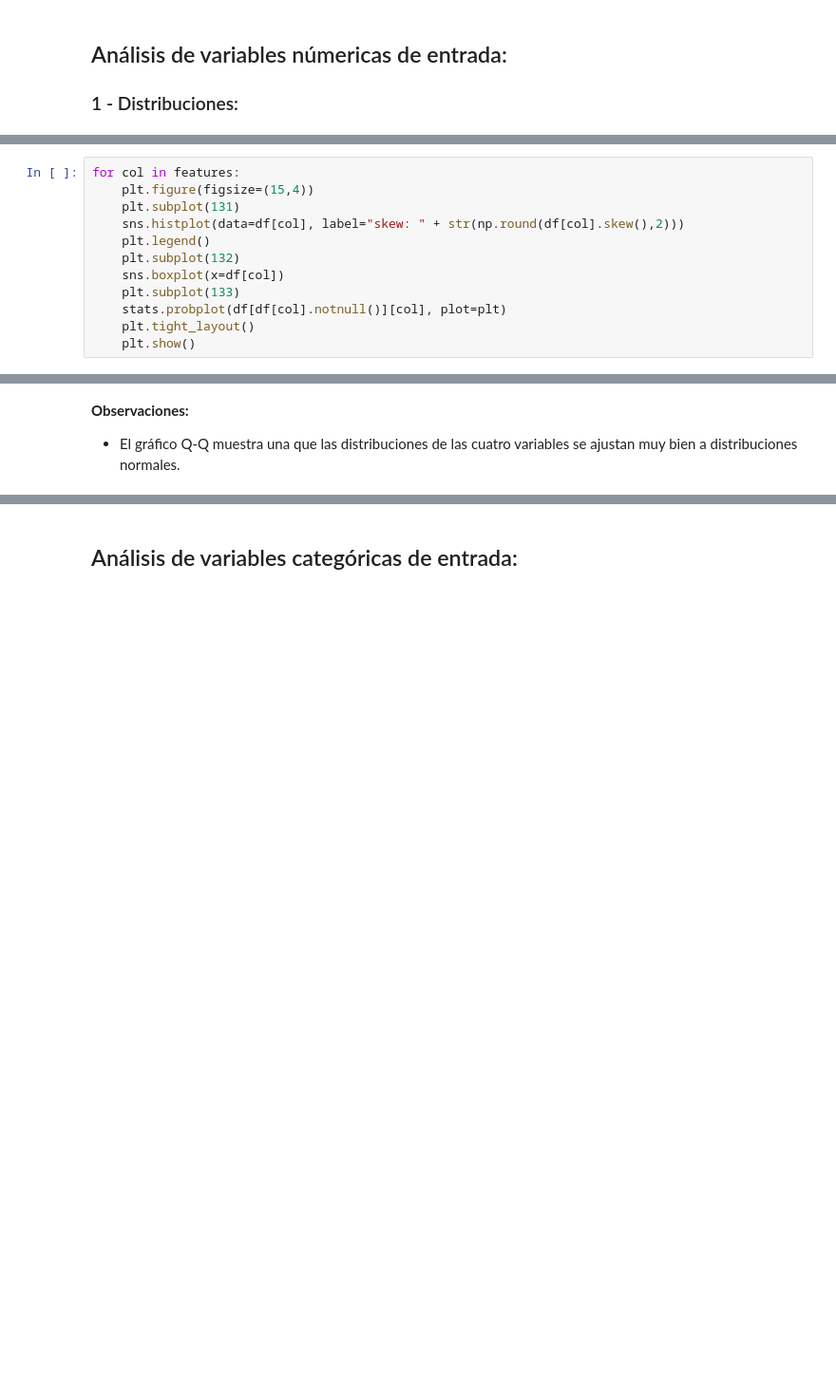
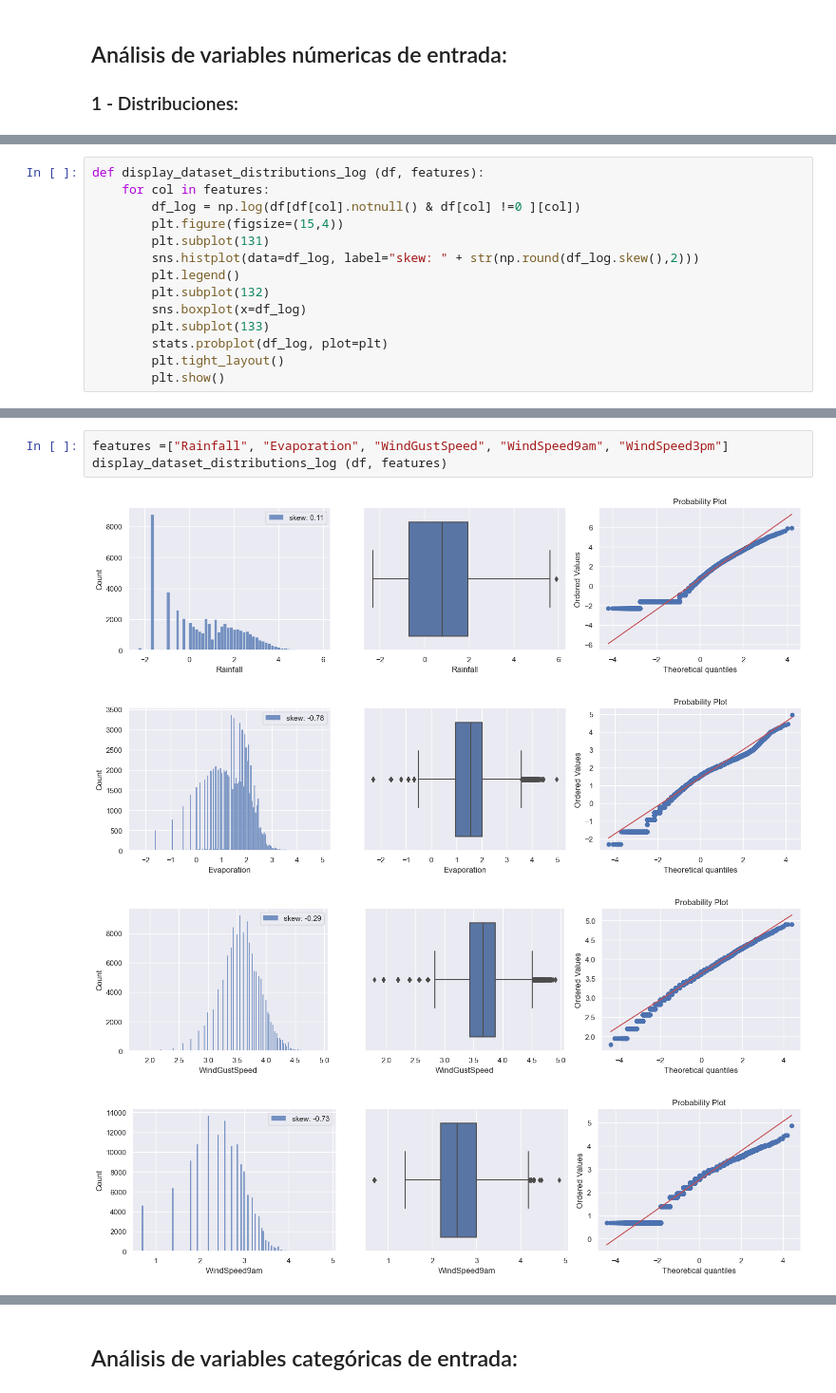
Before and after one commit to pedromperezc/Intro-AI, a Jupyter notebook: TP1 INTEGRADOR/TP Integrador.ipynb, the cells around one changed output, grey strips where cells are left out. Shown at 95% size. Saved outputs shown, nothing was run; the diff lists cells and outputs as text; blank space fills up the shorter version.

```diff
--- a/TP1 INTEGRADOR/TP Integrador.ipynb
+++ b/TP1 INTEGRADOR/TP Integrador.ipynb
@@ -89,12 +121,14 @@ features = ["MinTemp","MaxTemp", "Temp9am", "Temp3pm", "Pressure9am", "Pressure3
 # %%
-for col in features:
-    plt.figure(figsize=(15,4))
-    plt.subplot(131)
-    sns.histplot(data=df[col], label="skew: " + str(np.round(df[col].skew(),2)))
-    plt.legend()
-    plt.subplot(132)
-    sns.boxplot(x=df[col])
-    plt.subplot(133)
-    stats.probplot(df[df[col].notnull()][col], plot=plt)
-    plt.tight_layout()
-    plt.show()
+def display_dataset_distributions_log (df, features):
+    for col in features:
+        df_log = np.log(df[df[col].notnull() & df[col] !=0 ][col])
+        plt.figure(figsize=(15,4))
+        plt.subplot(131)
+        sns.histplot(data=df_log, label="skew: " + str(np.round(df_log.skew(),2)))
+        plt.legend()
+        plt.subplot(132)
+        sns.boxplot(x=df_log)
+        plt.subplot(133)
+        stats.probplot(df_log, plot=plt)
+        plt.tight_layout()
+        plt.show()
@@ -115,3 +135,8 @@ for col in features:
-# %% [markdown]
-**Observaciones:**
-* El gráfico Q-Q muestra una que las distribuciones de las cuatro variables se ajustan muy bien a distribuciones normales.
+# %%
+features =["Rainfall", "Evaporation", "WindGustSpeed", "WindSpeed9am", "WindSpeed3pm"]
+display_dataset_distributions_log (df, features)
+# %% [output]
+[figure, added]
+[figure, added]
+[figure, added]
+[figure, added]
```
Also changed, not shown: parts of 82 cells of this notebook.
